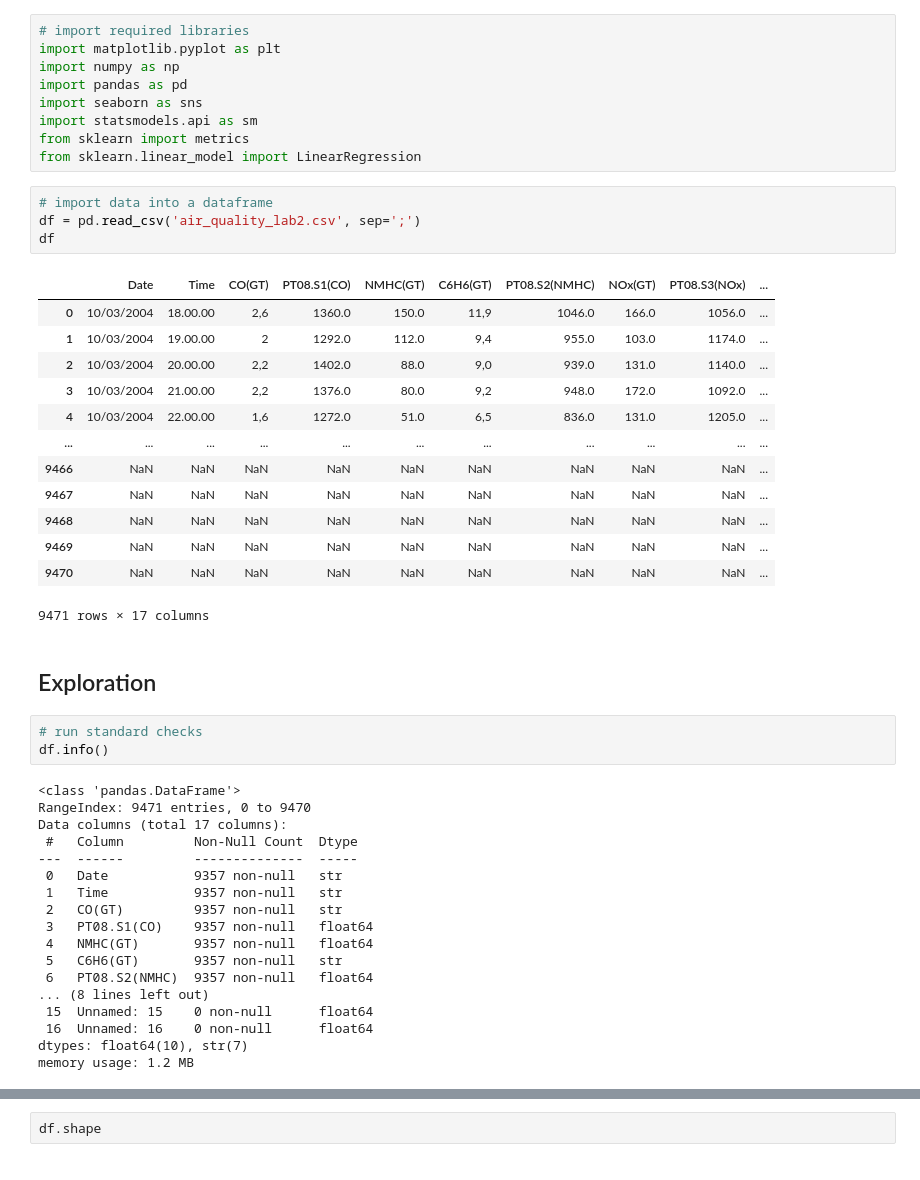
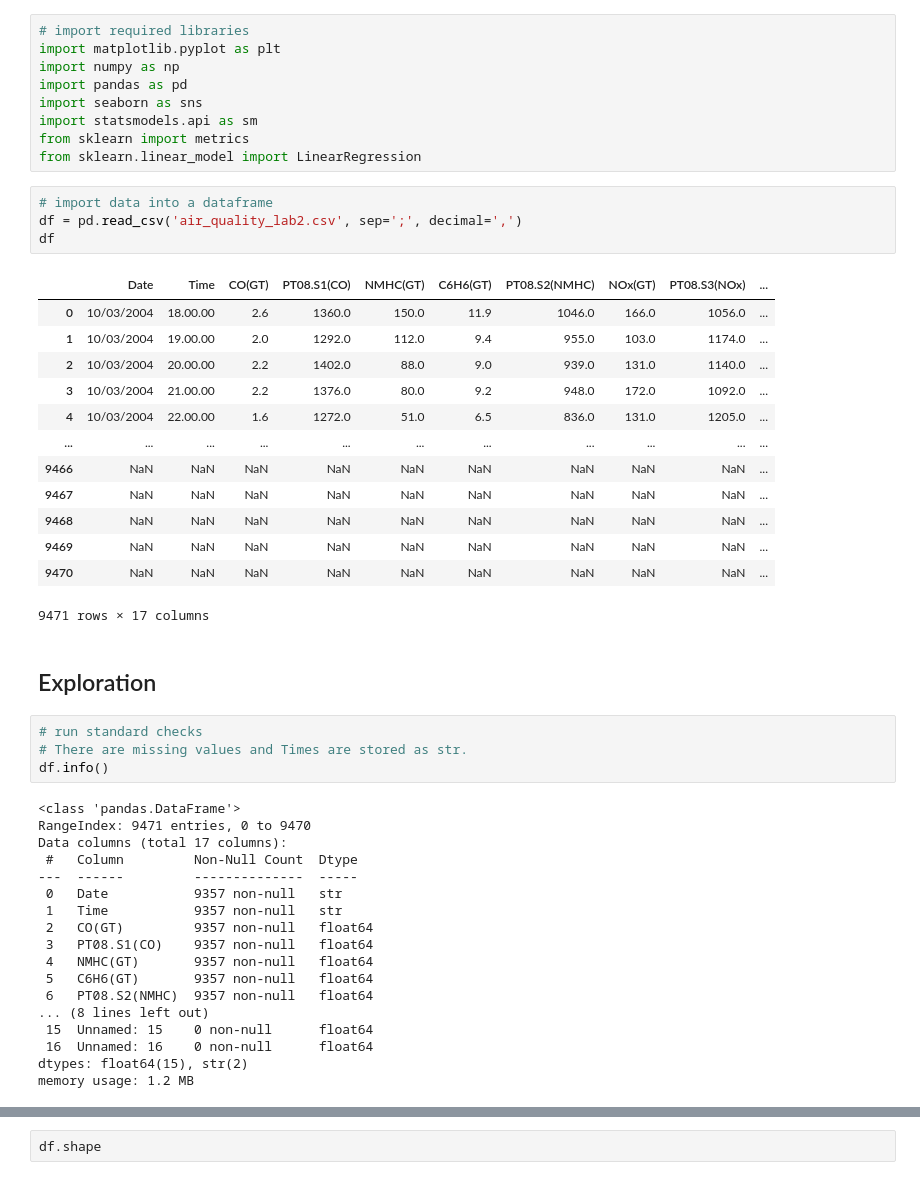
Before and after one commit to Ri-Dearg/aiml-labs, a Jupyter notebook: lab2b.ipynb, the cells around one changed output, grey strips where cells are left out. Drawn from its saved outputs; the diff is of its cells as text.

```diff
--- a/lab2b.ipynb
+++ b/lab2b.ipynb
@@ -13,15 +17,15 @@ from sklearn import metrics
 from sklearn.linear_model import LinearRegression
 # %%
 # import data into a dataframe
-df = pd.read_csv('air_quality_lab2.csv', sep=';')
+df = pd.read_csv('air_quality_lab2.csv', sep=';', decimal=',')
 df
 # %% [output]
 |  | Date | Time | CO(GT) | PT08.S1(CO) | NMHC(GT) | C6H6(GT) | PT08.S2(NMHC) | NOx(GT) | PT08.S3(NOx) | ... |
-| 0 | 10/03/2004 | 18.00.00 | 2,6 | 1360.0 | 150.0 | 11,9 | 1046.0 | 166.0 | 1056.0 | ... |
-| 1 | 10/03/2004 | 19.00.00 | 2 | 1292.0 | 112.0 | 9,4 | 955.0 | 103.0 | 1174.0 | ... |
-| 2 | 10/03/2004 | 20.00.00 | 2,2 | 1402.0 | 88.0 | 9,0 | 939.0 | 131.0 | 1140.0 | ... |
-| 3 | 10/03/2004 | 21.00.00 | 2,2 | 1376.0 | 80.0 | 9,2 | 948.0 | 172.0 | 1092.0 | ... |
-| 4 | 10/03/2004 | 22.00.00 | 1,6 | 1272.0 | 51.0 | 6,5 | 836.0 | 131.0 | 1205.0 | ... |
+| 0 | 10/03/2004 | 18.00.00 | 2.6 | 1360.0 | 150.0 | 11.9 | 1046.0 | 166.0 | 1056.0 | ... |
+| 1 | 10/03/2004 | 19.00.00 | 2.0 | 1292.0 | 112.0 | 9.4 | 955.0 | 103.0 | 1174.0 | ... |
+| 2 | 10/03/2004 | 20.00.00 | 2.2 | 1402.0 | 88.0 | 9.0 | 939.0 | 131.0 | 1140.0 | ... |
+| 3 | 10/03/2004 | 21.00.00 | 2.2 | 1376.0 | 80.0 | 9.2 | 948.0 | 172.0 | 1092.0 | ... |
+| 4 | 10/03/2004 | 22.00.00 | 1.6 | 1272.0 | 51.0 | 6.5 | 836.0 | 131.0 | 1205.0 | ... |
 | ... | ... | ... | ... | ... | ... | ... | ... | ... | ... | ... |
 | 9466 | NaN | NaN | NaN | NaN | NaN | NaN | NaN | NaN | NaN | ... |
 | 9467 | NaN | NaN | NaN | NaN | NaN | NaN | NaN | NaN | NaN | ... |
@@ -33,6 +37,7 @@ df
 ## Exploration
 # %%
 # run standard checks
+# There are missing values and Times are stored as str.
 df.info()
 # %% [output]
 <class 'pandas.DataFrame'>
@@ -42,14 +47,14 @@ Data columns (total 17 columns):
 ---  ------         --------------  -----
  0   Date           9357 non-null   str
  1   Time           9357 non-null   str
- 2   CO(GT)         9357 non-null   str
+ 2   CO(GT)         9357 non-null   float64
  3   PT08.S1(CO)    9357 non-null   float64
  4   NMHC(GT)       9357 non-null   float64
- 5   C6H6(GT)       9357 non-null   str
+ 5   C6H6(GT)       9357 non-null   float64
  6   PT08.S2(NMHC)  9357 non-null   float64
 ... (8 lines left out)
  15  Unnamed: 15    0 non-null      float64
  16  Unnamed: 16    0 non-null      float64
-dtypes: float64(10), str(7)
+dtypes: float64(15), str(2)
 memory usage: 1.2 MB
 # %%
```
Also changed, not shown: parts of 9 cells of this notebook.
